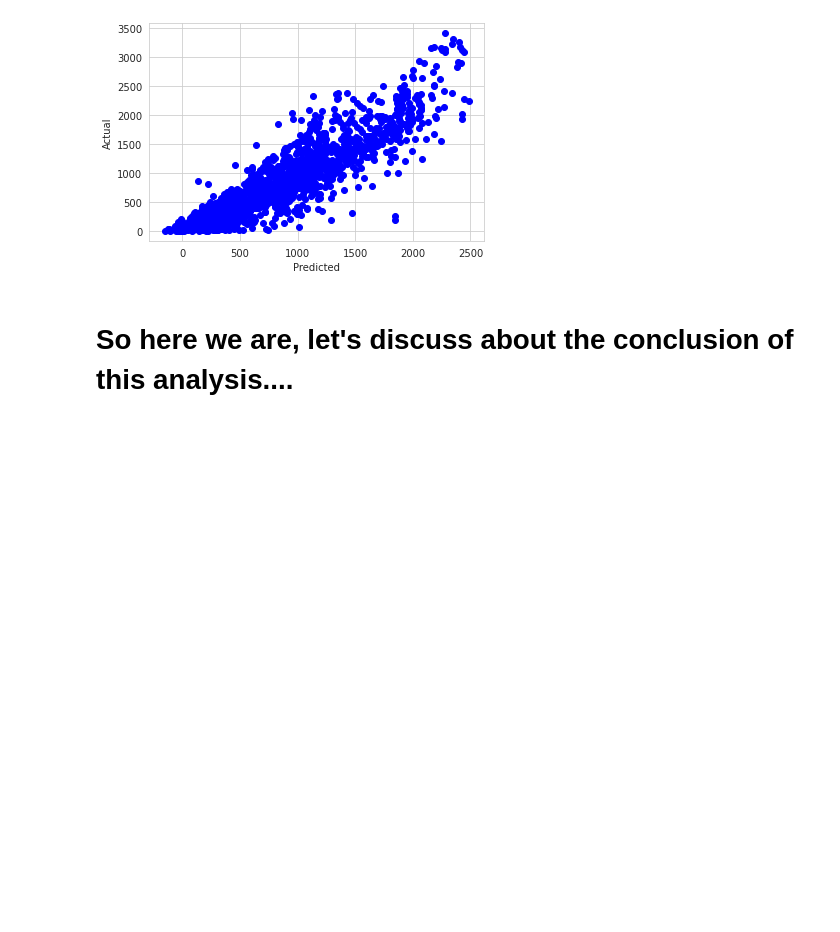
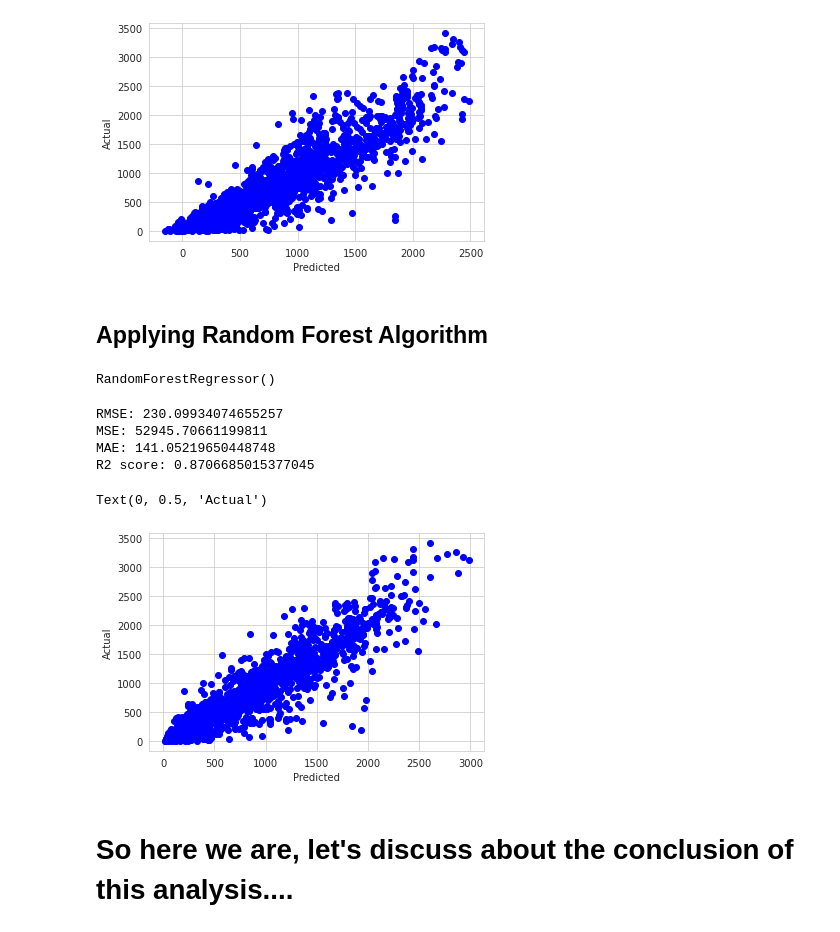
Before and after one commit to anisbagwan/Bike-sharing-demand-prediction, a Jupyter notebook: Bike_Sharing_Demand_Prediction_Anis_Bagwan.ipynb, the cells around one changed output. Cells and saved outputs as stored; diff of their text form; code cells hidden in the pictures; blank space fills up the shorter version.

```diff
--- a/Bike_Sharing_Demand_Prediction_Anis_Bagwan.ipynb
+++ b/Bike_Sharing_Demand_Prediction_Anis_Bagwan.ipynb
@@ -627,6 +625,34 @@ plt.ylabel('Actual')
 # %% [output]
 Text(0, 0.5, 'Actual')
 [figure]
+# %% [markdown]
+##  Applying Random Forest Algorithm
+# %%
+regressor=RandomForestRegressor()
+regressor.fit(X_train,y_train)
+# %% [output]
+RandomForestRegressor()
+# %%
+# Predicting the Test set results
+y_pred = regressor.predict(X_test)
+# %%
+# Checking prfromance of model
+print('RMSE:',np.sqrt(mean_squared_error(y_test, y_pred)))                      # Checking prfromance of model using "Root Mean Squared Error"
+print('MSE:',mean_squared_error(y_test, y_pred))                                # Test performance using " Mean Squared Error"
+print('MAE:',mean_absolute_error(y_test,y_pred))                                # Test performance using " Mean Absolute Error"
+print('R2 score:',r2_score(y_test, y_pred))                                     # Checking " R2 score"
+# %% [output]
+RMSE: 230.09934074655257
+MSE: 52945.70661199811
+MAE: 141.05219650448748
+R2 score: 0.8706685015377045
+# %%
+plt.scatter(y_pred,y_test,color='b')
+plt.xlabel('Predicted')
+plt.ylabel('Actual')
+# %% [output]
+Text(0, 0.5, 'Actual')
+[figure, added]
 # %% [markdown]
 # So here we are, let's discuss about the conclusion of this analysis....
 # %% [markdown]
```
Also changed, not shown: parts of 16 cells of this notebook.
